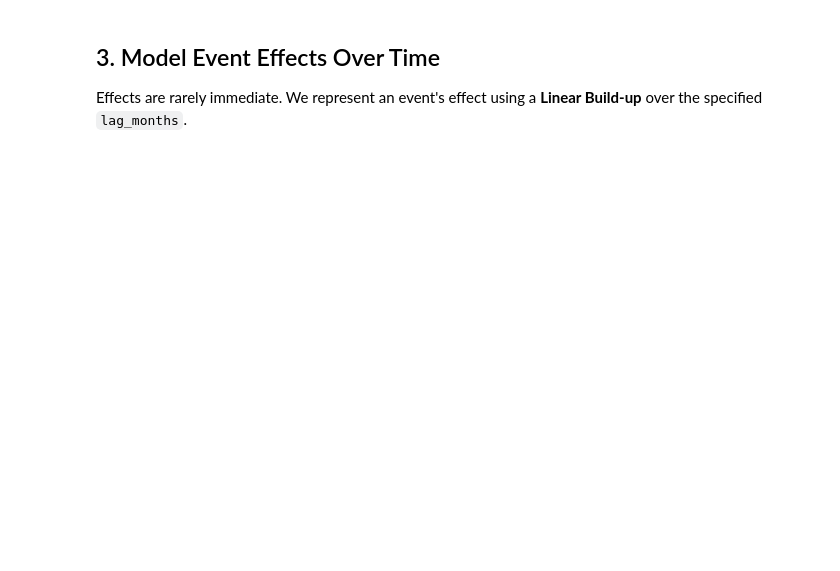
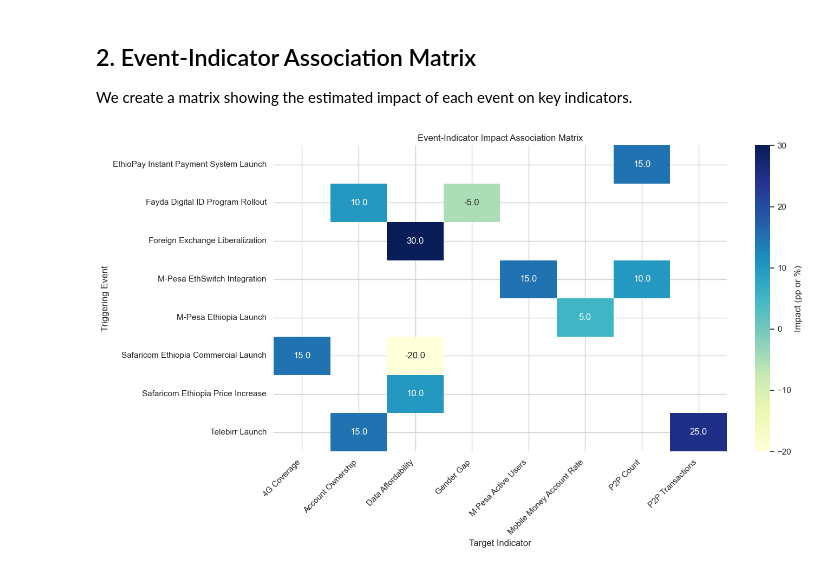
Before and after one commit to Leul4ever/Ethio-Finance-forecast, a Jupyter notebook: notebooks/task_3_event_modeling.ipynb, the cells around one changed output. Saved outputs shown, nothing was run; the diff lists cells and outputs as text; code cells hidden in the pictures; blank space fills up the shorter version.

Commit message:
feat: Introduce Task 3 event impact modeling notebook with data loading logic, supporting scripts, and generated figures.

```diff
--- a/notebooks/task_3_event_modeling.ipynb
+++ b/notebooks/task_3_event_modeling.ipynb
@@ -54,0 +5,14 @@ This matrix summarizes “which events affect which indicators and by how much.
+# %%
+import pandas as pd
+import numpy as np
+import matplotlib.pyplot as plt
+import seaborn as sns
+import os
+
+# Set plot style
+sns.set_theme(style="whitegrid", palette="muted")
+plt.rcParams['figure.figsize'] = (12, 8)
+
+# Output directory for figures
+FIGURES_DIR = "../reports/figures"
+os.makedirs(FIGURES_DIR, exist_ok=True)
@@ -55,18 +67,25 @@ This matrix summarizes “which events affect which indicators and by how much.
+# %% [markdown]
+## 2. Event-Indicator Association Matrix
+
+We create a matrix showing the estimated impact of each event on key indicators.
 # %%
-# Create the matrix
-matrix_data = impact_full.pivot_table(
-    index='indicator_event',
-    columns='related_indicator',
+# Pivot table for the matrix
+impact_matrix = impact_data.pivot_table(
+    index='indicator_evt',
+    columns='target_indicator_clean',
     values='impact_estimate',
-    aggfunc='first'
-).fillna(0)
+    aggfunc='mean'
+)
 
-plt.figure(figsize=(14, 10))
-sns.heatmap(matrix_data, annot=True, cmap='RdYlGn', center=0, fmt='.1f')
-plt.title("Event-Indicator Association Matrix (Impact Estimates in pp/%%)")
+# Plot heatmap
+plt.figure(figsize=(14, 8))
+sns.heatmap(impact_matrix, annot=True, cmap="YlGnBu", fmt=".1f", cbar_kws={'label': 'Impact (pp or %)'})
+plt.title("Event-Indicator Impact Association Matrix")
+plt.xlabel("Target Indicator")
+plt.ylabel("Triggering Event")
+plt.xticks(rotation=45, ha='right')
 plt.tight_layout()
-plt.savefig(os.path.join(FIGURE_DIR, 'event_impact_matrix.png'), dpi=150)
+plt.savefig(f"{FIGURES_DIR}/task3_event_impact_matrix.png", dpi=300)
 plt.show()
+# %% [output]
+[figure, added]
-# %% [markdown]
-## 3. Model Event Effects Over Time
-Effects are rarely immediate. We represent an event's effect using a **Linear Build-up** over the specified `lag_months`.
```
Also changed, not shown: parts of 25 cells of this notebook, 8 other files.
